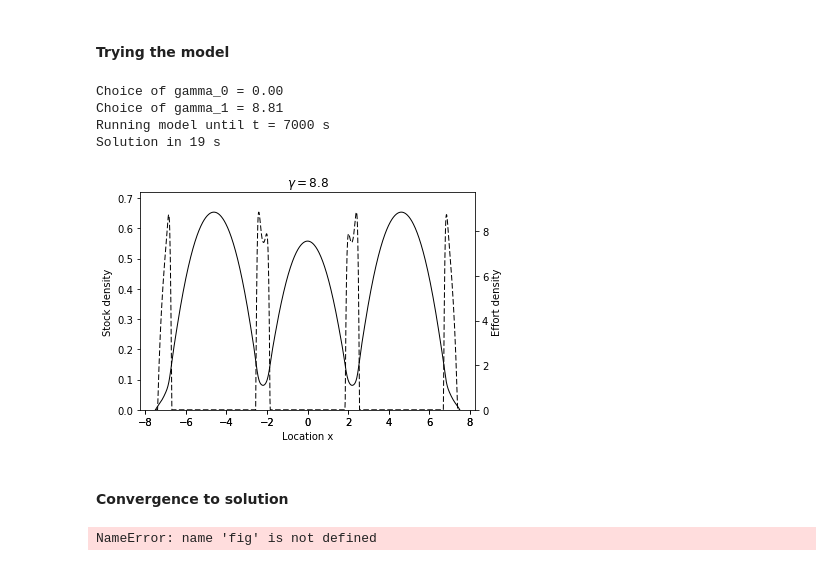
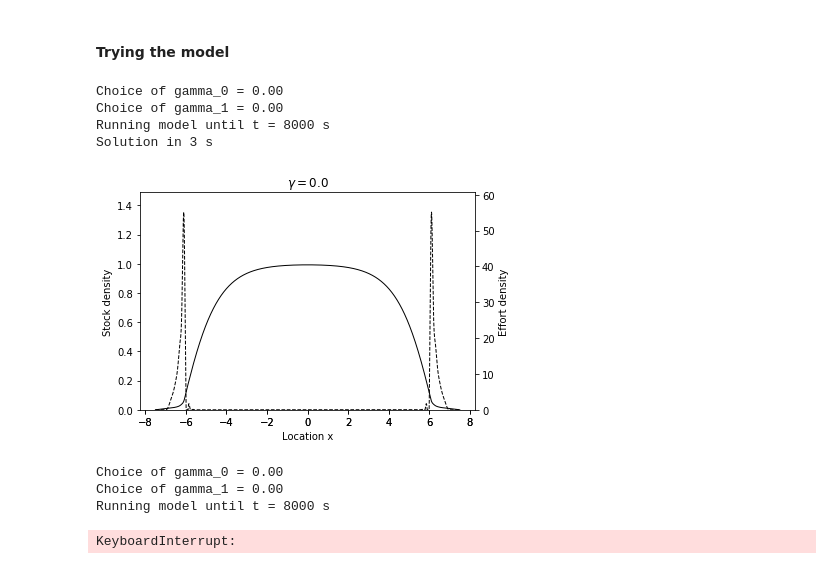
Before and after one commit to carlesfalco/undergrad_eemb, a Jupyter notebook: run_SoleOwner.ipynb, the cells around one changed output. Drawn from its saved outputs; the diff is of its cells as text; code cells hidden in the pictures.

```diff
--- a/run_SoleOwner.ipynb
+++ b/run_SoleOwner.ipynb
@@ -6,3 +4,7 @@ from IPython.display import HTML
+# %%
+function_1 = lambda y,t: odesfnc_ns(y,t,gamma_0 = gamma_0,gamma_1 = gamma_1,case = 1)
+function_2 = lambda y,t: odesfnc_ns(y,t,gamma_0 = gamma_0,gamma_1 = gamma_1,case = 2)
+function_3 = lambda y,t: odesfnc_3(y,t,gamma_0 = gamma_0,gamma_1 = gamma_1)
 # %% [markdown]
 #### Trying the model
 # %%
@@ -13,22 +15,32 @@ if gammavary == 1:
 elif gammavary == 0:
     gamma_0 = uniform(0,15)
     gamma_1 = 0
+gamma_1 = 0
 # %%
-t_end = 7000
-nt = 800000
-sol_t = solve_model(t_end,nt,gamma_0,gamma_1)
-sol = final_sol(sol_t)
+t_end = 8000
+nt = 1000000
+sol_t = solve_model(function_2,icfnc_ns(),t_end,nt,gamma_0,gamma_1)
+sol = final_sol_ns(sol_t,2)
 # %% [output]
 Choice of gamma_0 = 0.00
-Choice of gamma_1 = 8.81
-Running model until t = 7000 s
-Solution in 19 s
+Choice of gamma_1 = 0.00
+Running model until t = 8000 s
+Solution in 3 s
+# %%
+effort_stock_plot(sol[0],sol[1],gamma_1,1.5)
+# %% [output]
+[figure, added]
+# %%
+gamma_1 = 0
+sol_3 = solve_model(function_3,icfnc_3(),t_end,nt,gamma_0,gamma_1)
+sol = final_sol_3(sol_t)
+# %% [output]
+Choice of gamma_0 = 0.00
+Choice of gamma_1 = 0.00
+Running model until t = 8000 s
+KeyboardInterrupt:
 # %%
 u = sol[0]
-lt = sol[1]
-f = f_so(u,lt,gamma_0,gamma_1)
-effort_stock_plot(sol[0],f,gamma_1,1.1)
+lambdav = sol[1]
+f_3 = f_so_3(u,lambdav,gamma_0,gamma_1)
+effort_stock_plot(u,f_3,1.2)
-# %% [output]
-[figure, removed]
-# %% [markdown]
-#### Convergence to solution
@@ -57,6 +46,0 @@ def animate(i):
-# %%
-anim = FuncAnimation(fig, animate, init_func=init,
-                               frames = n_frames, interval = delay*100, blit=True)
-HTML(anim.to_html5_video())
-# %% [output]
-NameError: name 'fig' is not defined
```
Also changed, not shown: parts of 9 cells of this notebook, 2 other files.
